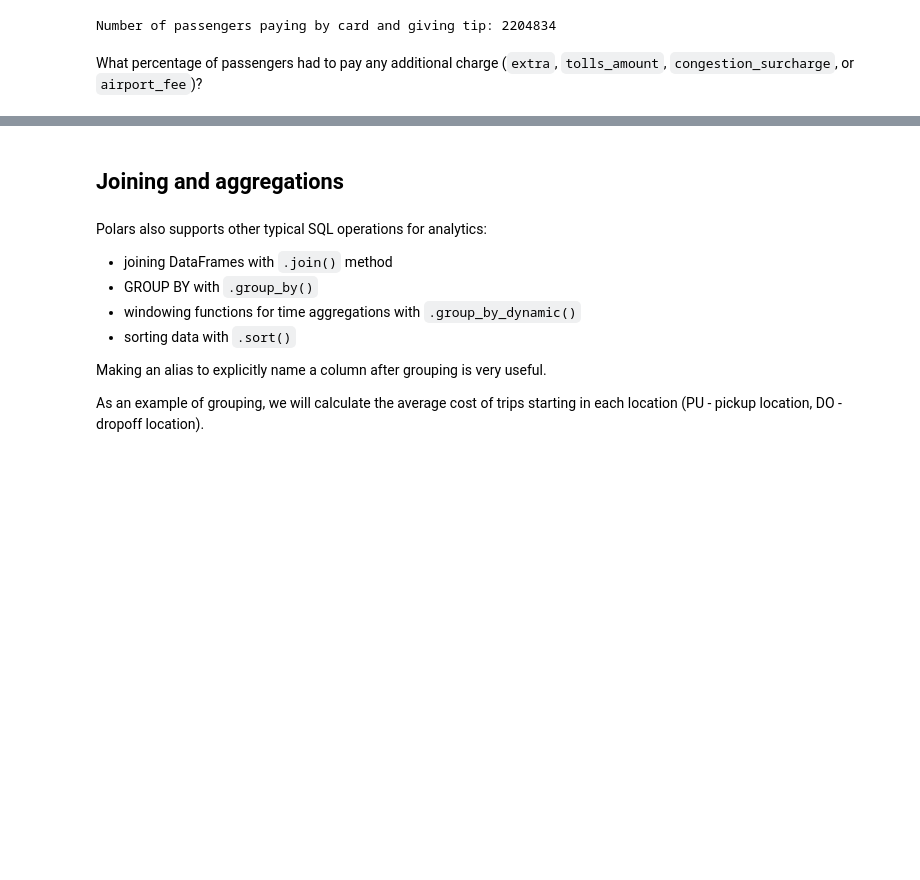
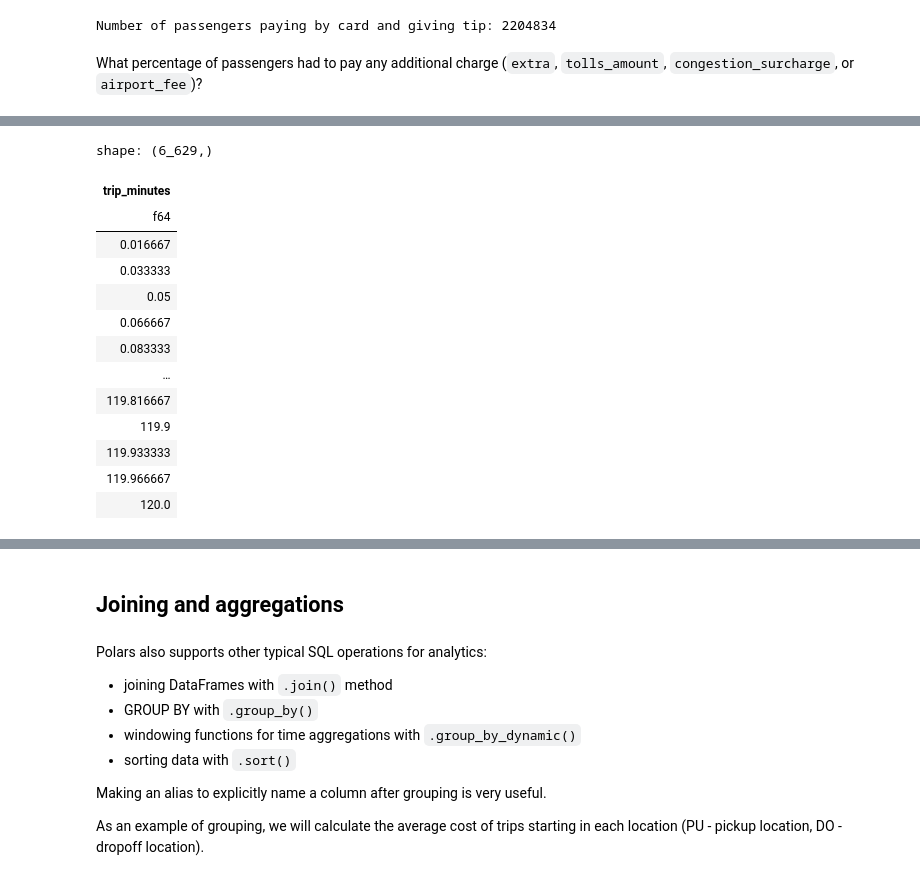
Before and after one commit to mlops-agh/lab03-polars, a Jupyter notebook: notebook_polars.ipynb, the cells around one changed output, grey strips where cells are left out. Saved outputs shown, nothing was run; the diff lists cells and outputs as text; code cells hidden in the pictures; blank space fills up the shorter version.

```diff
--- a/notebook_polars.ipynb
+++ b/notebook_polars.ipynb
@@ -483,0 +497,17 @@ What percentage of passengers had to pay any additional charge (`extra`, `tolls_
+# %%
+trip_minutes.unique().sort()
+# %% [output]
+shape: (6_629,)
+| trip_minutes |
+| f64 |
+| 0.016667 |
+| 0.033333 |
+| 0.05 |
+| 0.066667 |
+| 0.083333 |
+| … |
+| 119.816667 |
+| 119.9 |
+| 119.933333 |
+| 119.966667 |
+| 120.0 |
```
Also changed, not shown: parts of 12 cells of this notebook, 2 other files.
